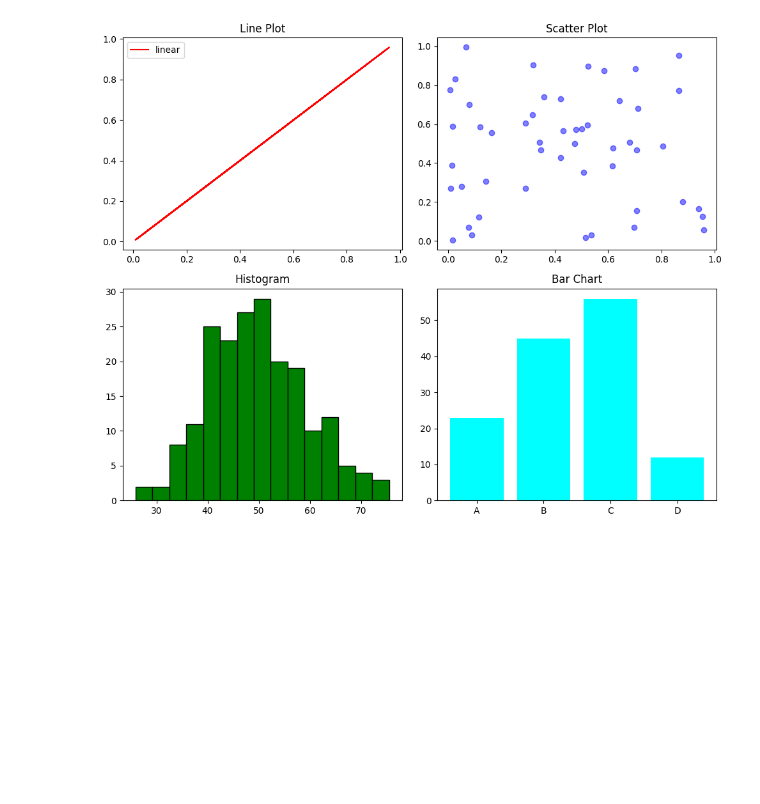
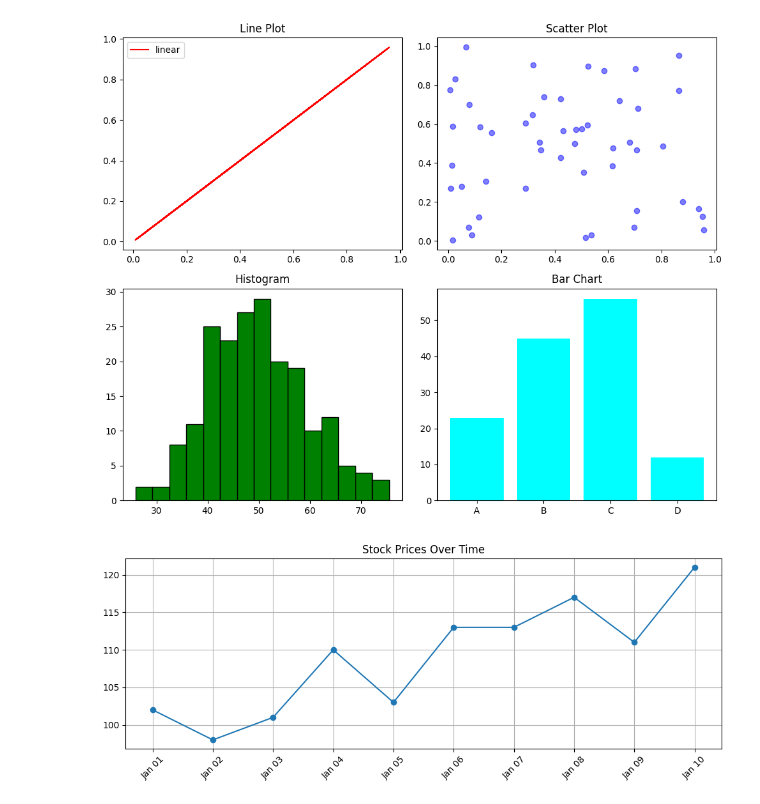
Before and after one commit to sunidhi1703/EchoChamberSOC, a Jupyter notebook: Matplotlib.ipynb, the cells around one changed output. Drawn from its saved outputs; the diff is of its cells as text; code cells hidden in the pictures; blank space fills up the shorter version.

```diff
--- a/Matplotlib.ipynb
+++ b/Matplotlib.ipynb
@@ -82,3 +84,21 @@ axes[1, 1].set_title('Bar Chart')
 plt.show()
 # %% [output]
 [figure]
+# %%
+import matplotlib.dates as mdates
+import datetime
+
+dates = [datetime.datetime(2023, 1, i+1) for i in range(10)]
+prices = [100 + i*2 + np.random.randint(-5, 5) for i in range(10)]
+
+plt.figure(figsize=(10, 4))
+plt.plot(dates, prices, marker='o')
+plt.title('Stock Prices Over Time')
+plt.gca().xaxis.set_major_formatter(mdates.DateFormatter('%b %d'))
+plt.gca().xaxis.set_major_locator(mdates.DayLocator())
+plt.xticks(rotation=45)
+plt.tight_layout()
+plt.grid(True)
+plt.show()
+# %% [output]
+[figure, added]
```
Also changed, not shown: parts of 2 cells of this notebook.
